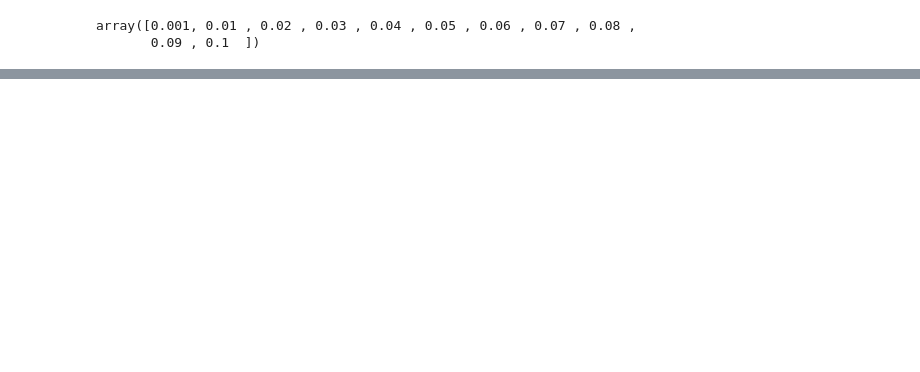
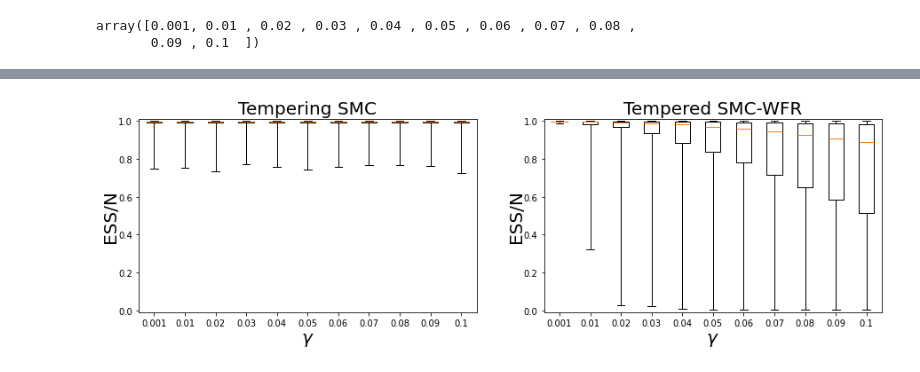
Before and after one commit to FrancescaCrucinio/SMC-WFR, a Jupyter notebook: TemperedDynamics/TemperedFRVSTemperingSMC.ipynb, the cells around one changed output, grey strips where cells are left out. Cells and saved outputs as stored; diff of their text form; code cells hidden in the pictures; blank space fills up the shorter version.

```diff
--- a/TemperedDynamics/TemperedFRVSTemperingSMC.ipynb
+++ b/TemperedDynamics/TemperedFRVSTemperingSMC.ipynb
@@ -136,3 +155,24 @@ plt.legend(fontsize = 15)
+# %%
+plt.figure(figsize = (15, 4))
+plt.subplot(1, 2, 1)
+# plt.yscale('log')
+plt.boxplot(ess_tsmc.T/N, whis=(0, 100));
+plt.xlabel('$\gamma$', fontsize = 20)
+plt.ylabel('ESS/N', fontsize = 20, labelpad=-1)
+plt.title('Tempering SMC',  fontsize = 20)
+plt.xticks(ticks=range(1, len(gammas) + 1), labels=gammas);
+plt.ylim((-0.01, 1.01))
+plt.subplot(1, 2, 2)
+# plt.yscale('log')
+plt.boxplot(ess_twfr.T/N, whis=(0, 100));
+plt.xlabel('$\gamma$', fontsize = 20)
+plt.ylabel('ESS/N', fontsize = 20, labelpad=-1)
+plt.title('Tempered SMC-WFR',  fontsize = 20)
+plt.xticks(ticks=range(1, len(gammas) + 1), labels=gammas);
+plt.ylim((-0.01, 1.01))
+# plt.savefig('gaussian_tempered_fr_smc_ess.pdf', bbox_inches="tight")
+# %% [output]
+[figure, added]
 # %%
 diff_smc = kl_eq_twfr - kl_tsmc
 diff_twfr = kl_eq_twfr - kl_twfr
```
Also changed, not shown: parts of 7 cells of this notebook, 1 other file.
